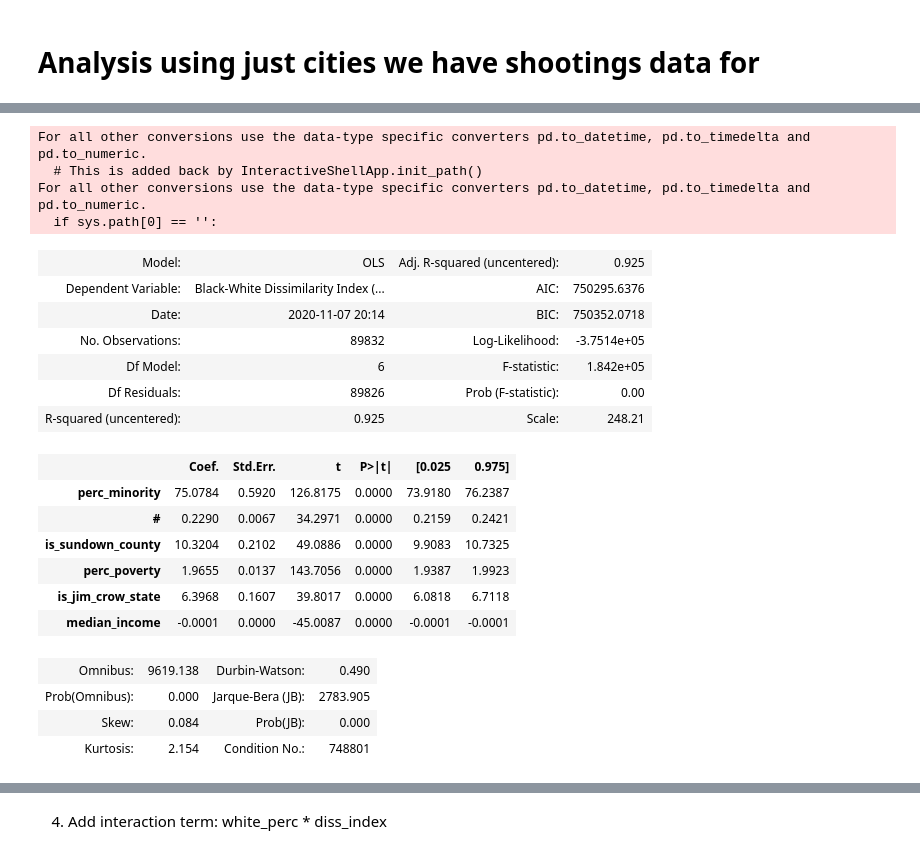
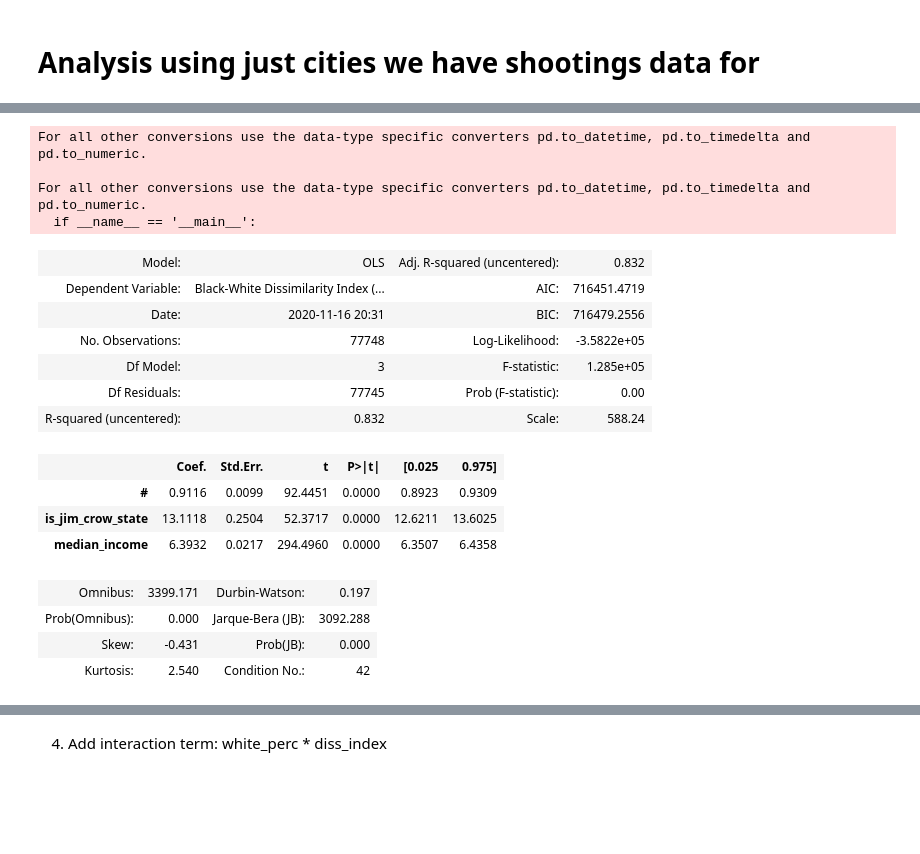
Before and after one commit to franklinyang/hds_fy_kh, a Jupyter notebook: notebooks/sundown_regression_jim_crowe_shootings.ipynb, the cells around one changed output, grey strips where cells are left out. Saved outputs shown, nothing was run; the diff lists cells and outputs as text; code cells hidden in the pictures; blank space fills up the shorter version.

```diff
--- a/notebooks/sundown_regression_jim_crowe_shootings.ipynb
+++ b/notebooks/sundown_regression_jim_crowe_shootings.ipynb
@@ -44,6 +44,13 @@ analysis_df_with_city_shootings['killings_per_10k'] = analysis_df_with_city_shoo
 analysis_df_with_city_shootings['diss_index'] = analysis_df_with_city_shootings['Black-White Dissimilarity Index (2010)']
 analysis_df_with_city_shootings['num_sundown_towns'] = analysis_df_with_city_shootings['#']
 analysis_df_with_city_shootings['perc_white'] = 1 - analysis_df_with_city_shootings['perc_minority']
+
+# coerce White, Black to int
+analysis_df_with_city_shootings['White_pop'] = analysis_df_with_city_shootings['White'].apply(lambda x: int(x.replace(',', '')))
+analysis_df_with_city_shootings['Black_pop'] = analysis_df_with_city_shootings['Black'].apply(lambda x: int(x.replace(',', '')))
+analysis_df_with_city_shootings['black_to_white_shootings_ratio'] = (analysis_df_with_city_shootings['White People Killed by Police (1/1/2013-12/31/2019)'] / analysis_df_with_city_shootings['White_pop']) / (analysis_df_with_city_shootings['Black People Killed by Police (1/1/2013-12/31/2019)'] / analysis_df_with_city_shootings['Black_pop'])
+
+analysis_df_with_city_shootings = analysis_df_with_city_shootings.dropna(subset=['black_to_white_shootings_ratio'])
 # %% [output]
 A value is trying to be set on a copy of a slice from a DataFrame.
 Try using .loc[row_indexer,col_indexer] = value instead
@@ -67,5 +72,6 @@ See the caveats in the documentation: http://pandas.pydata.org/pandas-docs/stabl
 # %%
-analysis_df['median_income'] = analysis_df.median_income_str.apply(lambda x: x.replace('$', '').replace(',', ''))
+analysis_df['median_income'] = analysis_df.median_income_str.apply(lambda x: float(x.replace('$', '').replace(',', ''))/10000)
+analysis_df_with_city_shootings['median_income'] = analysis_df_with_city_shootings.median_income_str.apply(lambda x: float(x.replace('$', '').replace(',', ''))/10000)
 # %% [markdown]
 # Analysis using full dataframe (full analysis_df)
 # %%
@@ -162,41 +197,35 @@ ols_result.summary2()
 # %%
 y = analysis_df_with_city_shootings['Black-White Dissimilarity Index (2010)']
 logit_covariates = [
-    'perc_minority',
     '#',
-    'is_sundown_county',
-    'perc_poverty',
     'is_jim_crow_state',
     'median_income',
 ]
 X = analysis_df_with_city_shootings[logit_covariates]
 X = X.convert_objects(convert_numeric=True)
 y = y.convert_objects(convert_numeric=True)
 
 ols_model = sm.OLS(y.astype(float), X.astype(float))
 ols_result = ols_model.fit()
 ols_result.summary2()
 # %% [output]
 For all other conversions use the data-type specific converters pd.to_datetime, pd.to_timedelta and pd.to_numeric.
-  # This is added back by InteractiveShellApp.init_path()
+
 For all other conversions use the data-type specific converters pd.to_datetime, pd.to_timedelta and pd.to_numeric.
-  if sys.path[0] == '':
+  if __name__ == '__main__':
-| Model: | OLS | Adj. R-squared (uncentered): | 0.925 |
-| Dependent Variable: | Black-White Dissimilarity Index (... | AIC: | 750295.6376 |
-| Date: | 2020-11-07 20:14 | BIC: | 750352.0718 |
-| No. Observations: | 89832 | Log-Likelihood: | -3.7514e+05 |
-| Df Model: | 6 | F-statistic: | 1.842e+05 |
-| Df Residuals: | 89826 | Prob (F-statistic): | 0.00 |
-| R-squared (uncentered): | 0.925 | Scale: | 248.21 |
+| Model: | OLS | Adj. R-squared (uncentered): | 0.832 |
+| Dependent Variable: | Black-White Dissimilarity Index (... | AIC: | 716451.4719 |
+| Date: | 2020-11-16 20:31 | BIC: | 716479.2556 |
+| No. Observations: | 77748 | Log-Likelihood: | -3.5822e+05 |
+| Df Model: | 3 | F-statistic: | 1.285e+05 |
+| Df Residuals: | 77745 | Prob (F-statistic): | 0.00 |
+| R-squared (uncentered): | 0.832 | Scale: | 588.24 |
 |  | Coef. | Std.Err. | t | P>|t| | [0.025 | 0.975] |
-| perc_minority | 75.0784 | 0.5920 | 126.8175 | 0.0000 | 73.9180 | 76.2387 |
-| # | 0.2290 | 0.0067 | 34.2971 | 0.0000 | 0.2159 | 0.2421 |
-| is_sundown_county | 10.3204 | 0.2102 | 49.0886 | 0.0000 | 9.9083 | 10.7325 |
-| perc_poverty | 1.9655 | 0.0137 | 143.7056 | 0.0000 | 1.9387 | 1.9923 |
-| is_jim_crow_state | 6.3968 | 0.1607 | 39.8017 | 0.0000 | 6.0818 | 6.7118 |
-| median_income | -0.0001 | 0.0000 | -45.0087 | 0.0000 | -0.0001 | -0.0001 |
+| # | 0.9116 | 0.0099 | 92.4451 | 0.0000 | 0.8923 | 0.9309 |
+| is_jim_crow_state | 13.1118 | 0.2504 | 52.3717 | 0.0000 | 12.6211 | 13.6025 |
+| median_income | 6.3932 | 0.0217 | 294.4960 | 0.0000 | 6.3507 | 6.4358 |
-| Omnibus: | 9619.138 | Durbin-Watson: | 0.490 |
-| Prob(Omnibus): | 0.000 | Jarque-Bera (JB): | 2783.905 |
-| Skew: | 0.084 | Prob(JB): | 0.000 |
-| Kurtosis: | 2.154 | Condition No.: | 748801 |
+| Omnibus: | 3399.171 | Durbin-Watson: | 0.197 |
+| Prob(Omnibus): | 0.000 | Jarque-Bera (JB): | 3092.288 |
+| Skew: | -0.431 | Prob(JB): | 0.000 |
+| Kurtosis: | 2.540 | Condition No.: | 42 |
 # %% [markdown]
```
Also changed, not shown: parts of 15 cells of this notebook.
